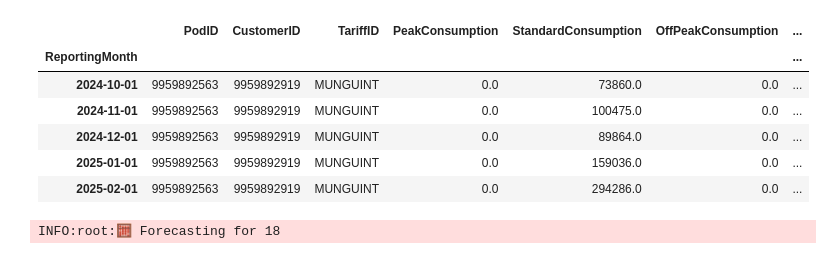
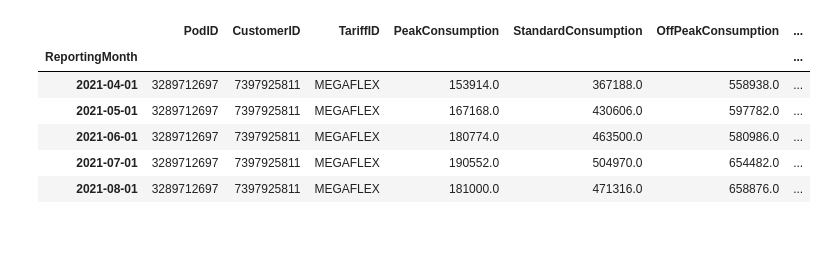
Before and after one commit to mo-rsa24/EskomSF, a Jupyter notebook: ARIMA.ipynb, the cells around one changed output. Cells and saved outputs as stored; diff of their text form; code cells hidden in the pictures.

```diff
--- a/ARIMA.ipynb
+++ b/ARIMA.ipynb
@@ -54,0 +15,6 @@ INFO:root:🧹 Data cleaned using 'clean_dataframe'.
+# %%
+databrick_task_id = 1
+# %%
+dataset = ForecastDataset(databrick_task_id)
+dataset.load_data()
+dataset.parse_identifiers()
@@ -55,14 +47,12 @@ INFO:root:🧹 Data cleaned using 'clean_dataframe'.
+# %%
+df = dataset.processed_df
 # %%
-df.tail()
+df.head()
 # %% [output]
 |  | PodID | CustomerID | TariffID | PeakConsumption | StandardConsumption | OffPeakConsumption | ... |
 | ReportingMonth |  |  |  |  |  |  | ... |
-| 2024-10-01 | 9959892563 | 9959892919 | MUNGUINT | 0.0 | 73860.0 | 0.0 | ... |
-| 2024-11-01 | 9959892563 | 9959892919 | MUNGUINT | 0.0 | 100475.0 | 0.0 | ... |
-| 2024-12-01 | 9959892563 | 9959892919 | MUNGUINT | 0.0 | 89864.0 | 0.0 | ... |
-| 2025-01-01 | 9959892563 | 9959892919 | MUNGUINT | 0.0 | 159036.0 | 0.0 | ... |
-| 2025-02-01 | 9959892563 | 9959892919 | MUNGUINT | 0.0 | 294286.0 | 0.0 | ... |
+| 2021-04-01 | 3289712697 | 7397925811 | MEGAFLEX | 153914.0 | 367188.0 | 558938.0 | ... |
+| 2021-05-01 | 3289712697 | 7397925811 | MEGAFLEX | 167168.0 | 430606.0 | 597782.0 | ... |
+| 2021-06-01 | 3289712697 | 7397925811 | MEGAFLEX | 180774.0 | 463500.0 | 580986.0 | ... |
+| 2021-07-01 | 3289712697 | 7397925811 | MEGAFLEX | 190552.0 | 504970.0 | 654482.0 | ... |
+| 2021-08-01 | 3289712697 | 7397925811 | MEGAFLEX | 181000.0 | 471316.0 | 658876.0 | ... |
-# %%
-customer_ids, pod_ids = get_unique_list_of_customer_and_pod(df)
-# %% [output]
-INFO:root:🧮 Forecasting for 18
```
Also changed, not shown: parts of 18 cells of this notebook, 25 other files.
